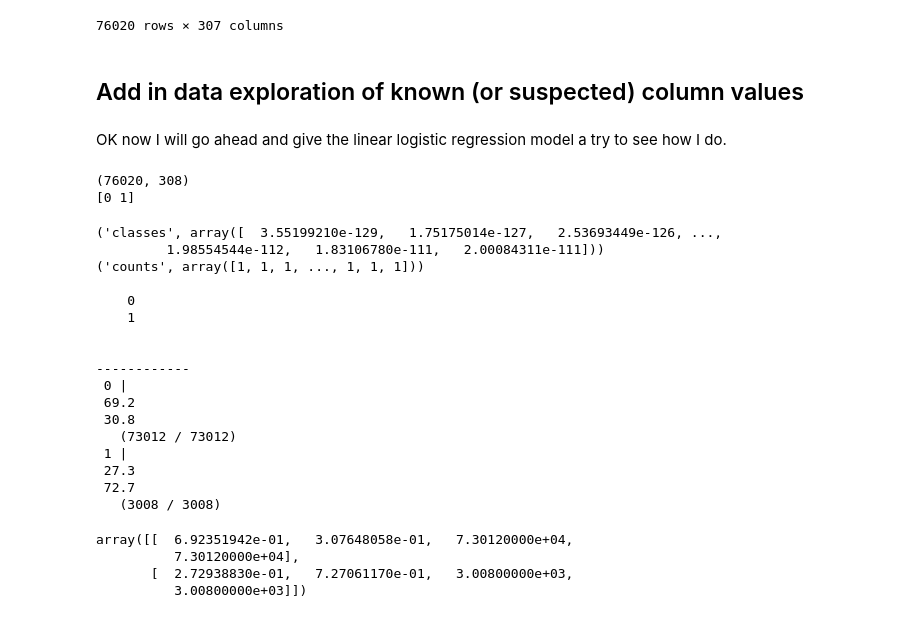
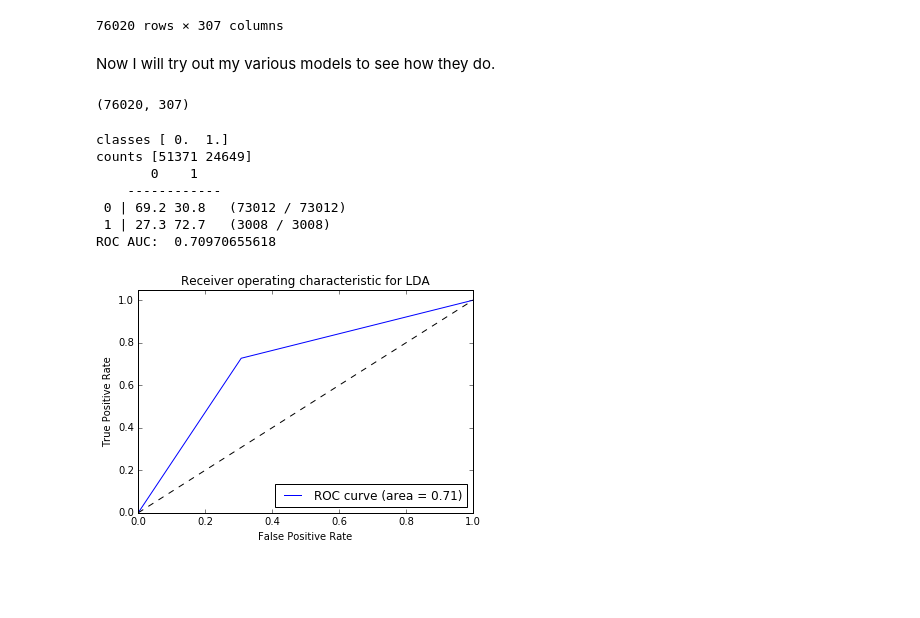
Before and after one commit to itorain/Customer-Satisfaction, a Jupyter notebook: main.ipynb, the cells around one changed output. Drawn from its saved outputs; the diff is of its cells as text; code cells hidden in the pictures; blank space fills up the shorter version.

Commit message:
updated function definitions and test code

```diff
--- a/main.ipynb
+++ b/main.ipynb
@@ -117,55 +171,34 @@ data.drop(["ID"], axis =1)
 | 76018 | 2 | 25 | 0.0 | 0.00 | 0.00 | ... |
 | 76019 | 2 | 46 | 0.0 | 0.00 | 0.00 | ... |
 76020 rows × 307 columns
-# %% [markdown]
-## Add in data exploration of known (or suspected) column values
-# %% [markdown]
-OK now I will go ahead and give the linear logistic regression model a try to see how I do.
+# %% [markdown]
+Now I will try out my various models to see how they do.
 # %%
-test_data = pandas.read_csv("test.csv")
-removeDuplicates(test_data)
-removeConstantColumns(test_data)
-test_data.var3.replace(-999999, 0)
-test_data.drop(["ID"], axis = 1)
-test_data = test_data.as_matrix()
+#test_data = pandas.read_csv("test.csv")
+#removeDuplicates(test_data)
+#removeConstantColumns(test_data)
+#test_data.var3.replace(-999999, 2)
+#test_data.drop(["ID"], axis = 1)
+#test_data = test_data.as_matrix()
 train_data = data.as_matrix()
 Targets = train_data[:,-1]
 Targets = Targets.reshape((-1,1))
-#Targets.reshape(76020, 1)
-Tclasses = np.array([0,1])
-train_data.drop(["TARGET"])
-print train_data.shape
-print test_data.shape
+train_data = np.delete(train_data, -1, 1)
+print (train_data.shape)
+#print (test_data.shape)
 # %% [output]
-(76020, 308)
-[0 1]
+(76020, 307)
 # %%
 lda = ql.LDA()
 lda.train(train_data, Targets)
 pclass, probabilities, discriminants = lda.use(train_data)
-classes,counts = np.unique(probabilities,return_counts=True)
-print('classes',classes)
-print('counts',counts)
-ml.confusionMatrix(Targets,pclass,Tclasses)
+showResults(pclass,Targets, "LDA")
 # %% [output]
-('classes', array([  3.55199210e-129,   1.75175014e-127,   2.53693449e-126, ...,
-         1.98554544e-112,   1.83106780e-111,   2.00084311e-111]))
-('counts', array([1, 1, 1, ..., 1, 1, 1]))
-
-    0
-    1
-
-
-------------
- 0 |
- 69.2
- 30.8
-   (73012 / 73012)
- 1 |
- 27.3
- 72.7
-   (3008 / 3008)
+classes [ 0.  1.]
+counts [51371 24649]
+       0    1
+    ------------
+ 0 | 69.2 30.8   (73012 / 73012)
+ 1 | 27.3 72.7   (3008 / 3008)
+ROC AUC:  0.70970655618
-array([[  6.92351942e-01,   3.07648058e-01,   7.30120000e+04,
-          7.30120000e+04],
-       [  2.72938830e-01,   7.27061170e-01,   3.00800000e+03,
-          3.00800000e+03]])
+[figure, added]
```
Also changed, not shown: parts of 28 cells of this notebook, 1 other file.
